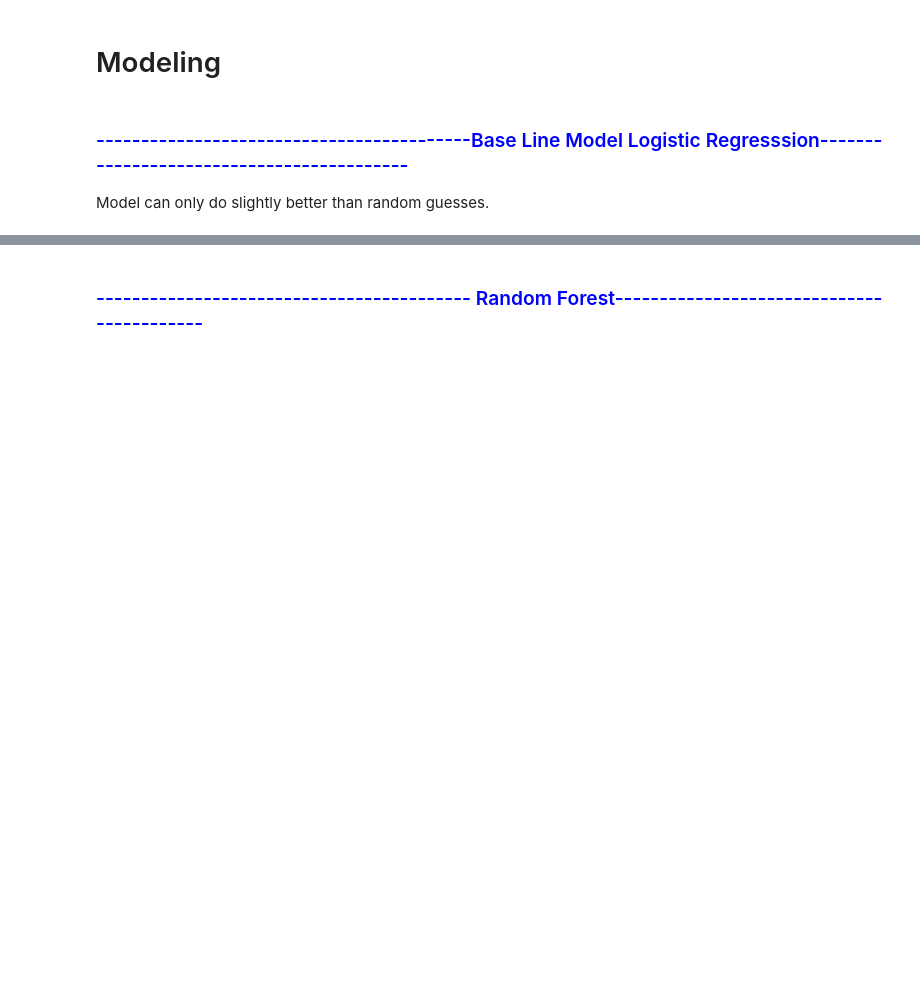
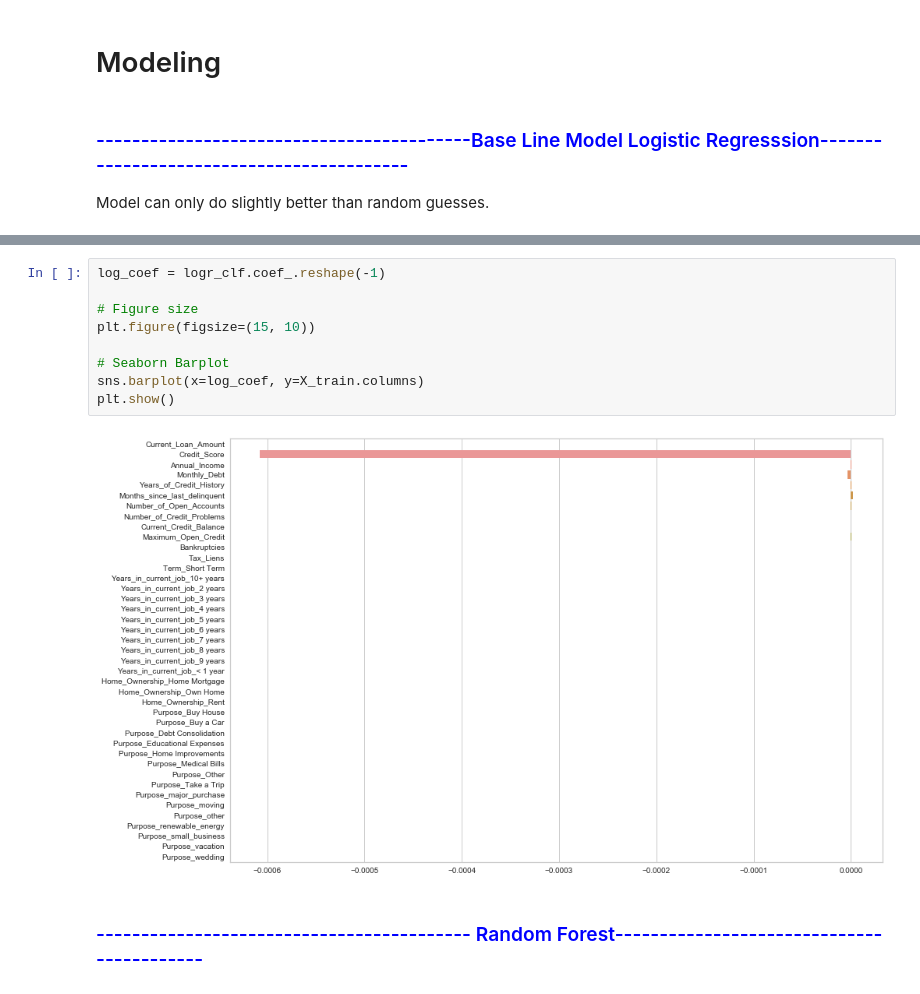
Before and after one commit to LaurentStar/Bank-Loans, a Jupyter notebook: regression.ipynb, the cells around one changed output, grey strips where cells are left out. Drawn from its saved outputs; the diff is of its cells as text; blank space fills up the shorter version.

```diff
--- a/regression.ipynb
+++ b/regression.ipynb
@@ -123,3 +132,14 @@ Test Accuracy 0.5452651515151515
+# %%
+log_coef = logr_clf.coef_.reshape(-1)
+
+# Figure size
+plt.figure(figsize=(15, 10))
+
+# Seaborn Barplot
+sns.barplot(x=log_coef, y=X_train.columns)
+plt.show()
+# %% [output]
+[figure, added]
 # %% [markdown]
 ### <span style="color:blue">------------------------------------------ Random Forest------------------------------------------</span>
 # %%
```
Also changed, not shown: parts of 42 cells of this notebook, 4 other files.
